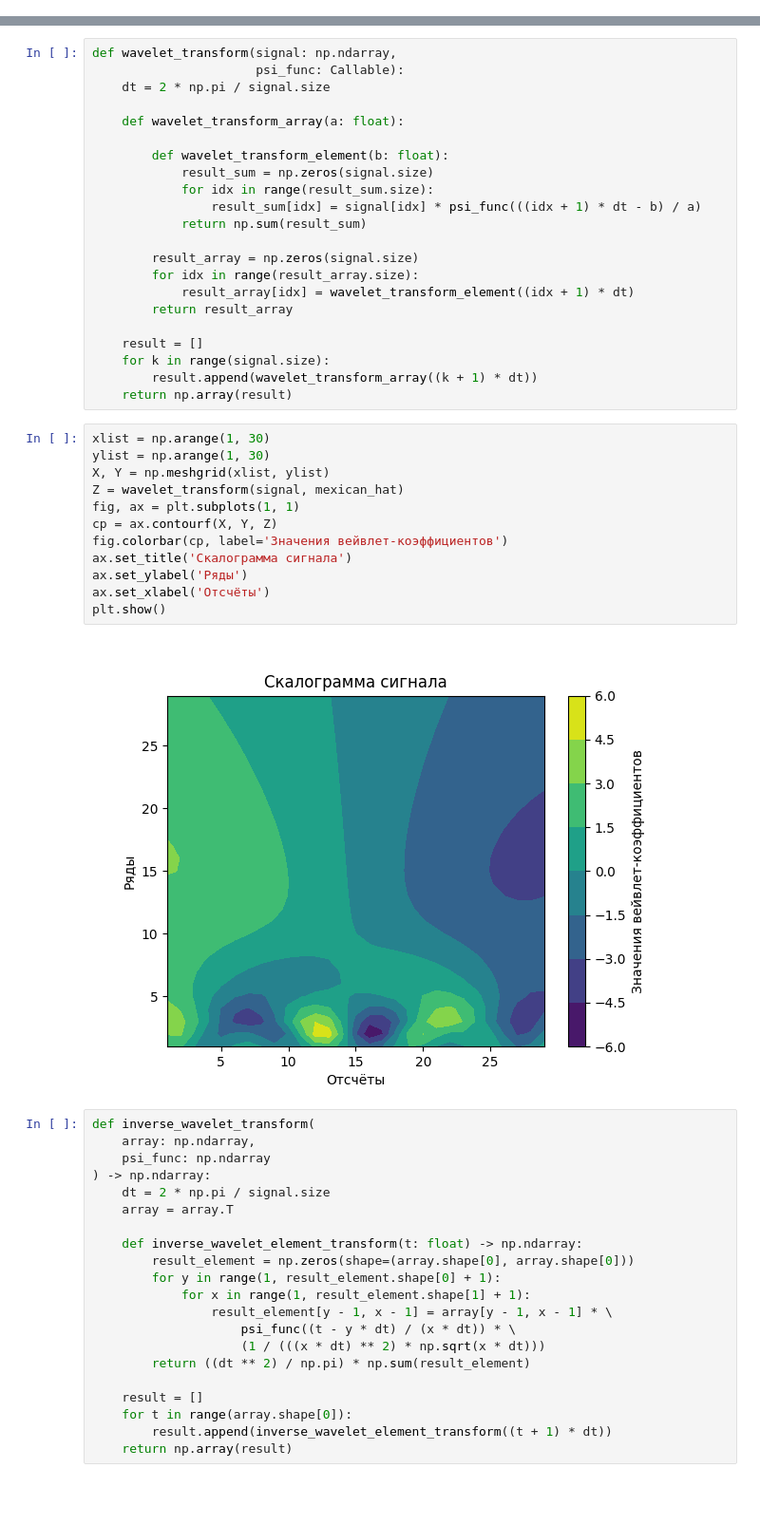
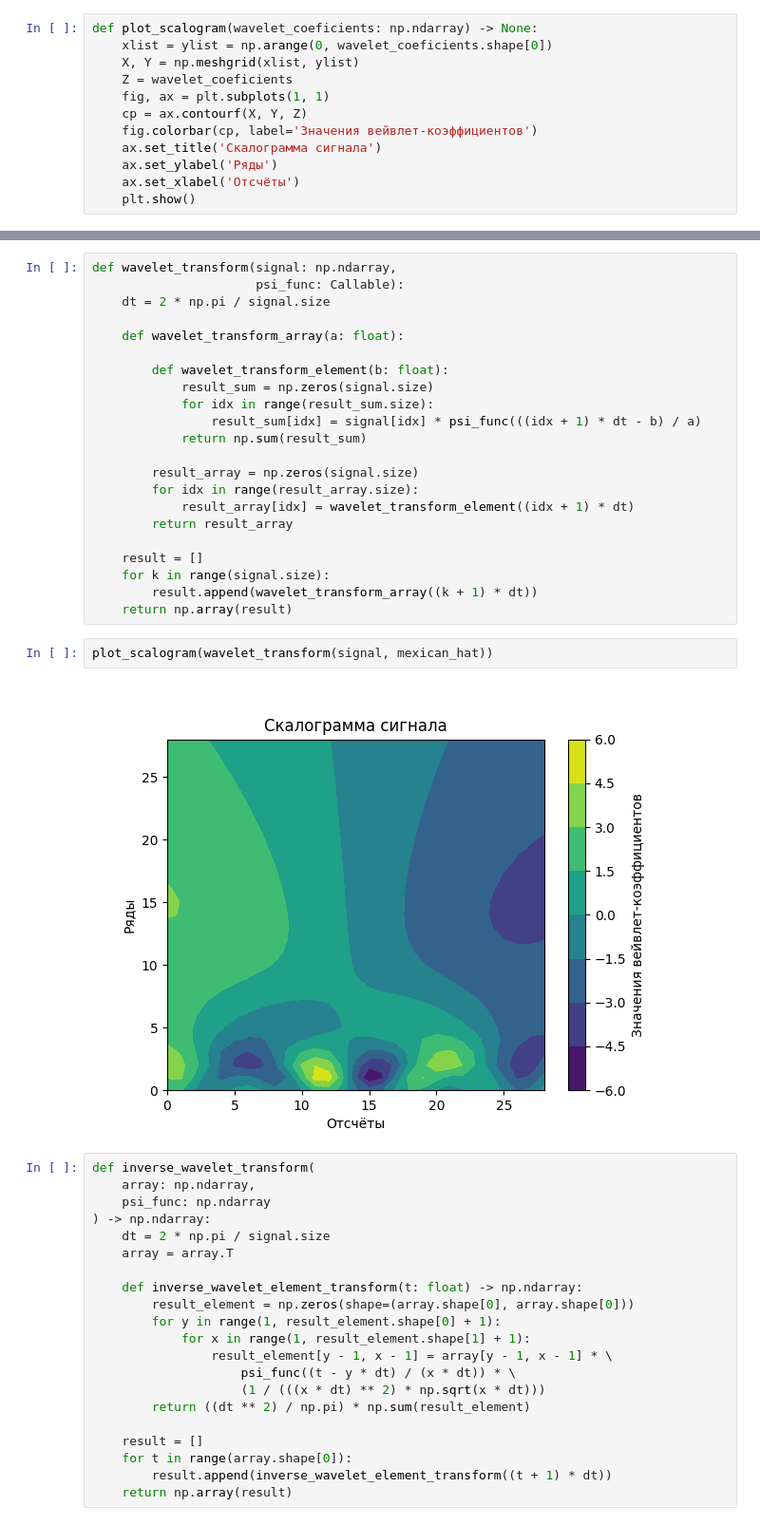
Before and after one commit to Niatomi/conversion-of-measurement-signals-course, a Jupyter notebook: src/practice_10.ipynb, the cells around one changed output, grey strips where cells are left out. Shown at 95% size. Saved outputs shown, nothing was run; the diff lists cells and outputs as text; blank space fills up the shorter version.

Commit message:
Plotting moved to its own method

```diff
--- a/src/practice_10.ipynb
+++ b/src/practice_10.ipynb
@@ -26,6 +26,18 @@ def plot(*args, y=None, stem=False):
     plt.ylabel('y')
     plt.xlabel('x')
     plt.show()
+# %%
+def plot_scalogram(wavelet_coeficients: np.ndarray) -> None:
+    xlist = ylist = np.arange(0, wavelet_coeficients.shape[0])
+    X, Y = np.meshgrid(xlist, ylist)
+    Z = wavelet_coeficients
+    fig, ax = plt.subplots(1, 1)
+    cp = ax.contourf(X, Y, Z)
+    fig.colorbar(cp, label='Значения вейвлет-коэффициентов')
+    ax.set_title('Скалограмма сигнала')
+    ax.set_ylabel('Ряды')
+    ax.set_xlabel('Отсчёты')
+    plt.show()
 # %% [markdown]
 ## Фильтрация сигналов с примененением непрерывного вейвлет преобразования
 # %% [markdown]
@@ -69,20 +81,10 @@ def wavelet_transform(signal: np.ndarray,
     for k in range(signal.size):
         result.append(wavelet_transform_array((k + 1) * dt))
     return np.array(result)
-# %%
-xlist = np.arange(1, 30)
-ylist = np.arange(1, 30)
-X, Y = np.meshgrid(xlist, ylist)
-Z = wavelet_transform(signal, mexican_hat)
-fig, ax = plt.subplots(1, 1)
-cp = ax.contourf(X, Y, Z)
-fig.colorbar(cp, label='Значения вейвлет-коэффициентов')
-ax.set_title('Скалограмма сигнала')
-ax.set_ylabel('Ряды')
-ax.set_xlabel('Отсчёты')
-plt.show()
-# %% [output]
-[figure, removed]
+# %%
+plot_scalogram(wavelet_transform(signal, mexican_hat))
+# %% [output]
+[figure, added]
 # %%
 def inverse_wavelet_transform(
     array: np.ndarray,
```
Also changed, not shown: parts of 4 cells of this notebook, 1 other file.
